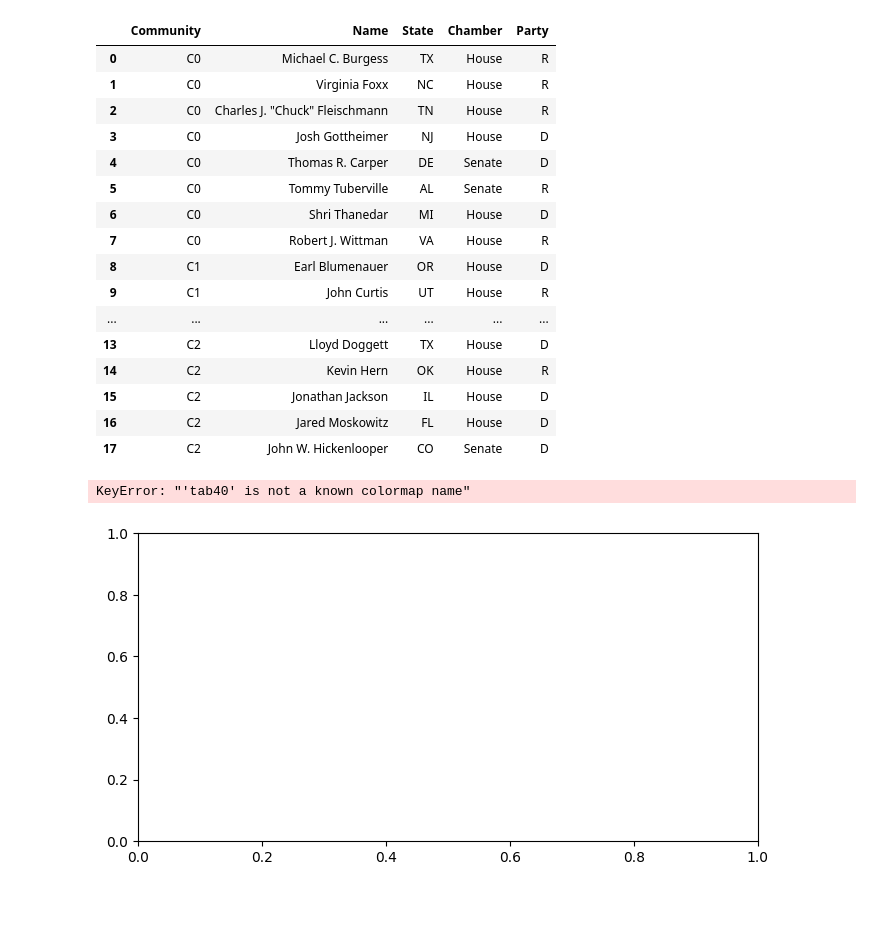
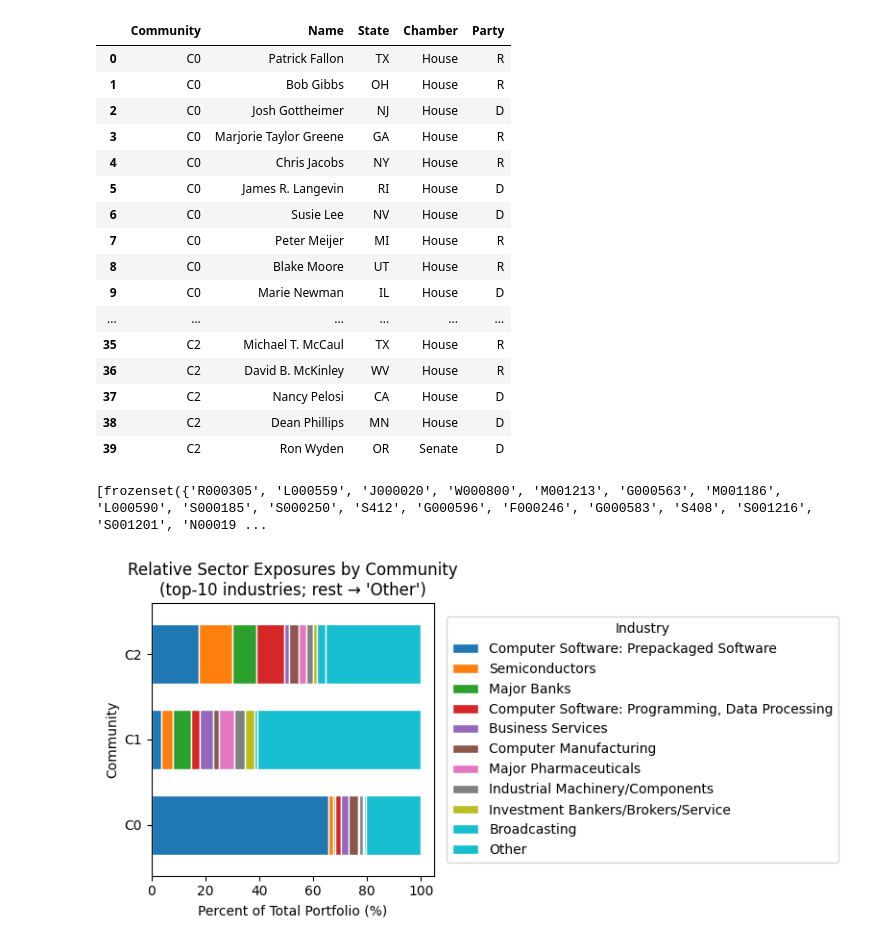
Before and after one commit to brvola/CongressTradeNet, a Jupyter notebook: analysis/legislator-stock/analysis.ipynb, the cells around one changed output. Cells and saved outputs as stored; diff of their text form; code cells hidden in the pictures; blank space fills up the shorter version.

```diff
--- a/analysis/legislator-stock/analysis.ipynb
+++ b/analysis/legislator-stock/analysis.ipynb
@@ -8,11 +8,13 @@ from collections import Counter
 import numpy as np
 
 DATA_DIR = '../../data/'
-YEAR = 2023
-THRESHOLD = 2
+YEAR = 2021
+THRESHOLD = 6
 
 stock_tx =  pd.read_csv(f'{DATA_DIR}cleaned/2021-2023/stocks.csv')
 stock_tx = stock_tx[stock_tx['year'] == YEAR]
 
+print(stock_tx["sector"].unique())
+
 stock_tx.head()
 # %% [output]
@@ -86,25 +93,25 @@ df_comms = pd.DataFrame(rows)
 df_comms
 # %% [output]
 |  | Community | Name | State | Chamber | Party |
-| 0 | C0 | Michael C. Burgess | TX | House | R |
-| 1 | C0 | Virginia Foxx | NC | House | R |
-| 2 | C0 | Charles J. "Chuck" Fleischmann | TN | House | R |
-| 3 | C0 | Josh Gottheimer | NJ | House | D |
-| 4 | C0 | Thomas R. Carper | DE | Senate | D |
-| 5 | C0 | Tommy Tuberville | AL | Senate | R |
-| 6 | C0 | Shri Thanedar | MI | House | D |
-| 7 | C0 | Robert J. Wittman | VA | House | R |
-| 8 | C1 | Earl Blumenauer | OR | House | D |
-| 9 | C1 | John Curtis | UT | House | R |
+| 0 | C0 | Patrick Fallon | TX | House | R |
+| 1 | C0 | Bob Gibbs | OH | House | R |
+| 2 | C0 | Josh Gottheimer | NJ | House | D |
+| 3 | C0 | Marjorie Taylor Greene | GA | House | R |
+| 4 | C0 | Chris Jacobs | NY | House | R |
+| 5 | C0 | James R. Langevin | RI | House | D |
+| 6 | C0 | Susie Lee | NV | House | D |
+| 7 | C0 | Peter Meijer | MI | House | R |
+| 8 | C0 | Blake Moore | UT | House | R |
+| 9 | C0 | Marie Newman | IL | House | D |
 | ... | ... | ... | ... | ... | ... |
-| 13 | C2 | Lloyd Doggett | TX | House | D |
-| 14 | C2 | Kevin Hern | OK | House | R |
-| 15 | C2 | Jonathan Jackson | IL | House | D |
-| 16 | C2 | Jared Moskowitz | FL | House | D |
-| 17 | C2 | John W. Hickenlooper | CO | Senate | D |
+| 35 | C2 | Michael T. McCaul | TX | House | R |
+| 36 | C2 | David B. McKinley | WV | House | R |
+| 37 | C2 | Nancy Pelosi | CA | House | D |
+| 38 | C2 | Dean Phillips | MN | House | D |
+| 39 | C2 | Ron Wyden | OR | Senate | D |
 # %%
 in_comm = set().union(*comms)
-TOP_K = 100
+TOP_K = 10
 tx = stock_tx[stock_tx['member_id'].isin(in_comm)].copy()
 tx['Community'] = (
     tx['member_id']
@@ -127,35 +134,35 @@ sector_frac = sector_sum.div(sector_sum.sum(axis=1), axis=0)
 # — 6.4 Pick the global top-5 industries by total fraction
 top_k = sector_frac.sum(axis=0).nlargest(TOP_K).index.tolist()
 
 # — 6.5 Build a DataFrame with those + “Other”
 sector_top_frac = sector_frac[top_k].copy()
 sector_top_frac['Other'] = sector_frac.drop(columns=top_k).sum(axis=1)
 sector_top_frac = sector_top_frac[top_k + ['Other']]
 
 # — 6.6 (Optional) convert to percentages
 sector_top10_pct = sector_top_frac * 100
 
 # — 6.7 Plot horizontal stacked bar
 ax = sector_top10_pct.plot(
     kind='barh',
     stacked=True,
     figsize=(8, 4),
     colormap='tab10',
     edgecolor='white',
     width=0.7
 )
 ax.set_xlabel("Percent of Total Portfolio (%)")
 ax.set_title("Relative Sector Exposures by Community\n(top-10 industries; rest → 'Other')")
 ax.legend(
     title="Industry",
     bbox_to_anchor=(1.02, 0.5),
     loc='center left'
 )
 plt.tight_layout()
 plt.show()
 # %% [output]
-KeyError: "'tab40' is not a known colormap name"
+[frozenset({'R000305', 'L000559', 'J000020', 'W000800', 'M001213', 'G000563', 'M001186', 'L000590', 'S000185', 'S000250', 'S412', 'G000596', 'F000246', 'G000583', 'S408', 'S001216', 'S001201', 'N00019 ...
-[figure, old version]
+[figure, new version]
 # %%
 # %% 7.1 Compute stats
 size_stats = tx.groupby('Community')['amount'].agg(['mean','median']).reindex()
```
Also changed, not shown: parts of 6 cells of this notebook, 15 other files.
